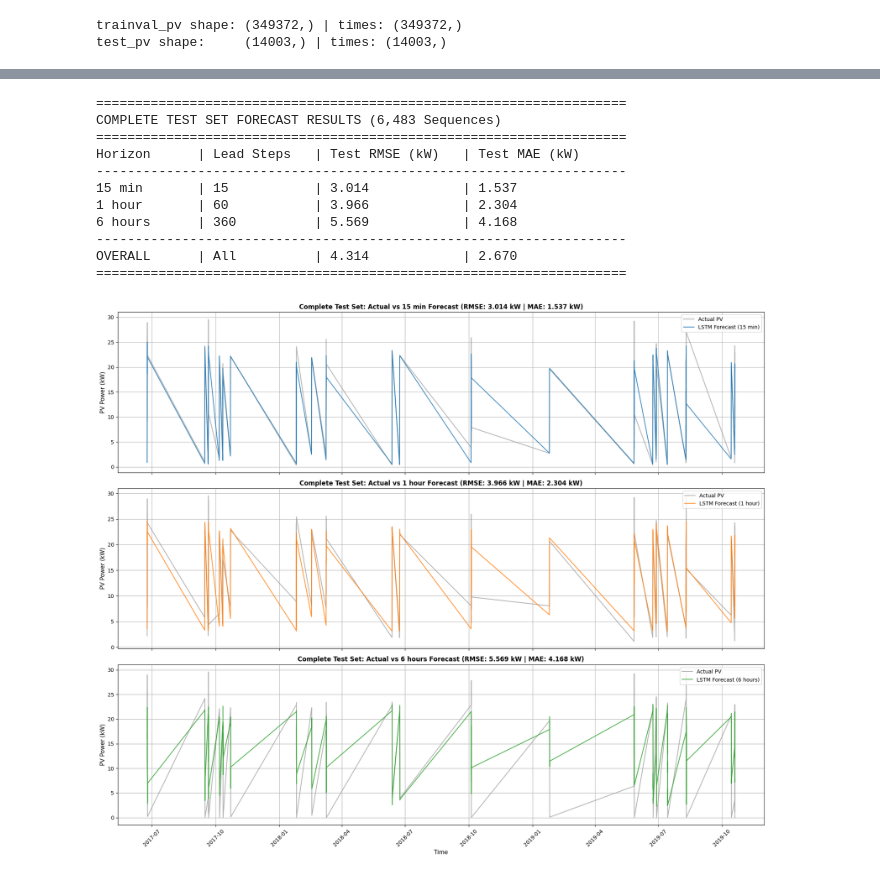
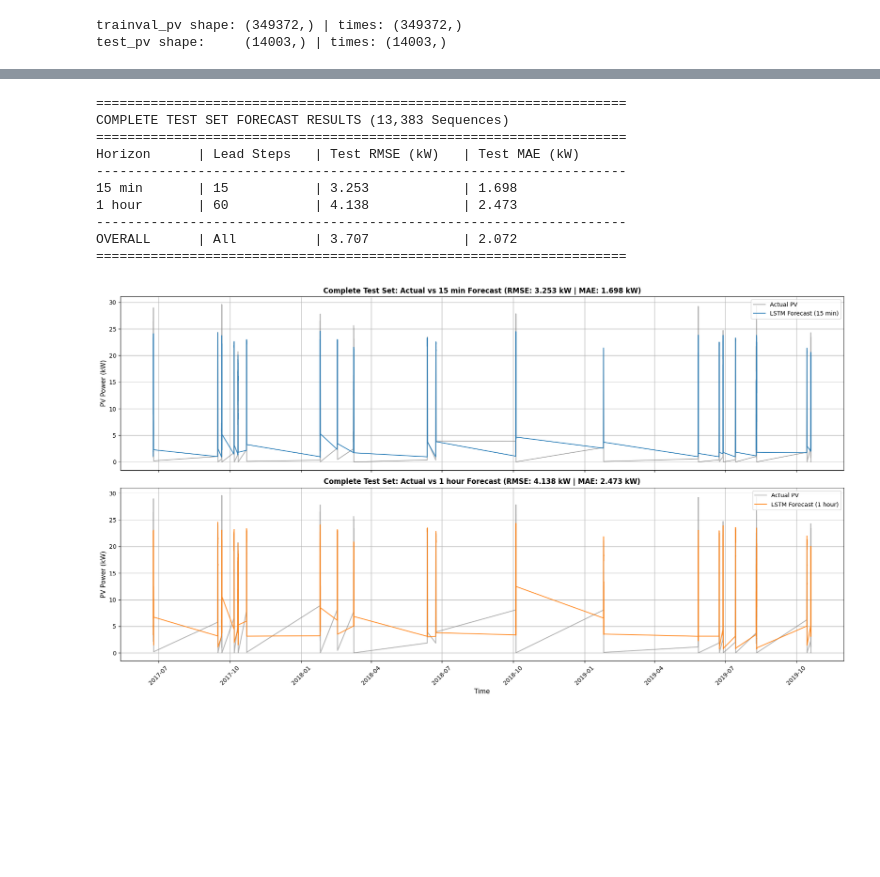
Before and after one commit to umerkang66/skippd-solar-forecasting, a Jupyter notebook: forecast/01-lstm-baseline.ipynb, the cells around one changed output, grey strips where cells are left out. Saved outputs shown, nothing was run; the diff lists cells and outputs as text; code cells hidden in the pictures; blank space fills up the shorter version.

Commit message:
add 01-lstm-forecasting.ipynb

```diff
--- a/forecast/01-lstm-baseline.ipynb
+++ b/forecast/01-lstm-baseline.ipynb
@@ -13,7 +13,7 @@ import os
 data_folder = "/content/data/extracted/"
 
 # Model identifier and Google Drive output directory
-model_name = "LSTM_forecast_15m_1h_6h_2017_2019_data"
+model_name = "LSTM_forecast_15m_1h_2017_2019_data"
 output_folder = os.path.join(
     "/content/drive/MyDrive/solar_data", "model_output", model_name
 )
@@ -52,11 +52,10 @@ SEQ_LEN = 16
 HORIZON_MAP = {
     "15min": 15,
     "1hour": 60,
-    "6hours": 360,
 }
 
-FORECAST_HORIZONS = [15, 60, 360]
-HORIZON_NAMES = ["15 min", "1 hour", "6 hours"]
+FORECAST_HORIZONS = [15, 60]
+HORIZON_NAMES = ["15 min", "1 hour"]
 NUM_TARGETS = len(FORECAST_HORIZONS)
 
 # Training hyper-parameters
@@ -262,7 +277,7 @@ def build_tf_dataset(X, y, indices, batch_size=256, is_training=True):
 def build_lstm_forecast_model(
     seq_len=16,
     num_features=1,
-    num_outputs=3,
+    num_outputs=2,
     lstm_units=(64, 64),
     dense_units=128,
     drop_rate=0.2,
@@ -272,10 +287,10 @@ def build_lstm_forecast_model(
     and Multi-Horizon Dense regression output.
 
     Inputs:
-        (batch_size, seq_len, num_features)
+        (batch_size, seq_len, num_features) Took 16 seq length (to look back 16 minutes of PV history), and 1 feature (PV power generation)
     Outputs:
         (batch_size, num_outputs) representing PV forecast values
-        for the target horizons [15m, 1h, 6h].
+        for the target horizons [15m, 1h].
     """
     inputs = keras.Input(shape=(seq_len, num_features), name="pv_sequence_input")
 
@@ -594,14 +605,16 @@ print("-" * 68)
 horizon_metrics = {}
 for k, (h_name, h_steps) in enumerate(zip(HORIZON_NAMES, FORECAST_HORIZONS)):
     h_err = errors[:, k] if errors.ndim > 1 else errors
-    h_rmse = np.sqrt(np.mean(np.square(h_err)))
-    h_mae = np.mean(np.abs(h_err))
+    valid = ~np.isnan(h_err)
+    h_rmse = np.sqrt(np.mean(np.square(h_err[valid])))
+    h_mae = np.mean(np.abs(h_err[valid]))
     horizon_metrics[h_name] = {"rmse": h_rmse, "mae": h_mae}
     print(f"{h_name:<12} | {h_steps:<12} | {h_rmse:<16.3f} | {h_mae:<14.3f}")
 
 print("-" * 68)
-rmse_overall = np.sqrt(np.mean(np.square(errors)))
-mae_overall = np.mean(np.abs(errors))
+valid_all = ~np.isnan(errors)
+rmse_overall = np.sqrt(np.mean(np.square(errors[valid_all])))
+mae_overall = np.mean(np.abs(errors[valid_all]))
 print(f"{'OVERALL':<12} | {'All':<12} | {rmse_overall:<16.3f} | {mae_overall:<14.3f}")
 print("=" * 68)
 
@@ -610,7 +623,7 @@ fig, axes = plt.subplots(NUM_TARGETS, 1, figsize=(18, 5 * NUM_TARGETS), sharex=T
 if NUM_TARGETS == 1:
     axes = [axes]
 
-colors = ["#1f77b4", "#ff7f0e", "#2ca02c"]
+colors = ["#1f77b4", "#ff7f0e"]
 
 for k, (h_name, h_color) in enumerate(zip(HORIZON_NAMES, colors)):
     ax = axes[k]
@@ -618,41 +631,53 @@ for k, (h_name, h_color) in enumerate(zip(HORIZON_NAMES, colors)):
     h_y_true = y_test[:, k] if y_test.ndim > 1 else y_test
     h_y_pred = (
         ensemble_predictions[:, k]
         if ensemble_predictions.ndim > 1
         else ensemble_predictions
     )
+    valid_k = np.array(
+        [t is not None and not np.isnan(y) for t, y in zip(h_times, h_y_true)]
+    )
 
-    ax.plot(h_times, h_y_true, color="#808080", alpha=0.6, label="Actual PV")
     ax.plot(
-        h_times, h_y_pred, color=h_color, alpha=0.85, label=f"LSTM Forecast ({h_name})"
+        h_times[valid_k],
+        h_y_true[valid_k],
+        color="#808080",
+        alpha=0.6,
+        label="Actual PV",
+    )
+    ax.plot(
+        h_times[valid_k],
+        h_y_pred[valid_k],
+        color=h_color,
+        alpha=0.85,
+        label=f"LSTM Forecast ({h_name})",
     )
     ax.set_ylabel("PV Power (kW)", fontsize=11)
     ax.set_title(
         f"Complete Test Set: Actual vs {h_name} Forecast "
         f"(RMSE: {horizon_metrics[h_name]['rmse']:.3f} kW | MAE: {horizon_metrics[h_name]['mae']:.3f} kW)",
         fontsize=12,
         fontweight="bold",
     )
     ax.legend(loc="upper right")
     ax.grid(True)
 
 axes[-1].set_xlabel("Time", fontsize=11)
 plt.xticks(rotation=45)
 plt.tight_layout()
 plt.show()
 # %% [output]
 ====================================================================
-COMPLETE TEST SET FORECAST RESULTS (6,483 Sequences)
+COMPLETE TEST SET FORECAST RESULTS (13,383 Sequences)
 ====================================================================
 Horizon      | Lead Steps   | Test RMSE (kW)   | Test MAE (kW)
 --------------------------------------------------------------------
-15 min       | 15           | 3.014            | 1.537
-1 hour       | 60           | 3.966            | 2.304
-6 hours      | 360          | 5.569            | 4.168
+15 min       | 15           | 3.253            | 1.698
+1 hour       | 60           | 4.138            | 2.473
 --------------------------------------------------------------------
-OVERALL      | All          | 4.314            | 2.670
+OVERALL      | All          | 3.707            | 2.072
 ====================================================================
-[figure, old version]
+[figure, new version]
 # %%
 # SUNNY AND CLOUDY DATES FROM THE SKIPP'D PAPER
 sunny_dates = [
```
Also changed, not shown: parts of 9 cells of this notebook.
